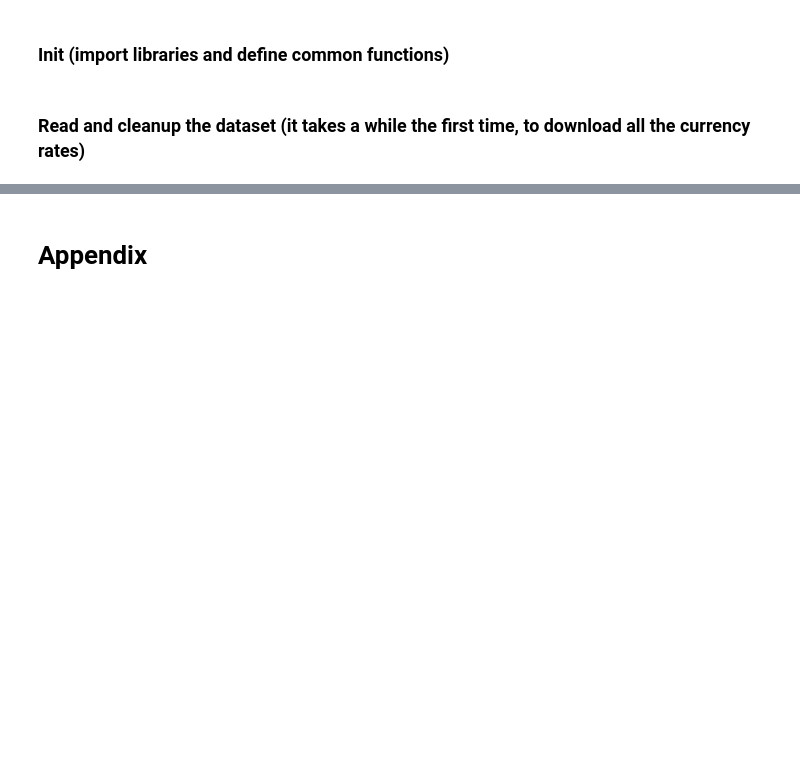
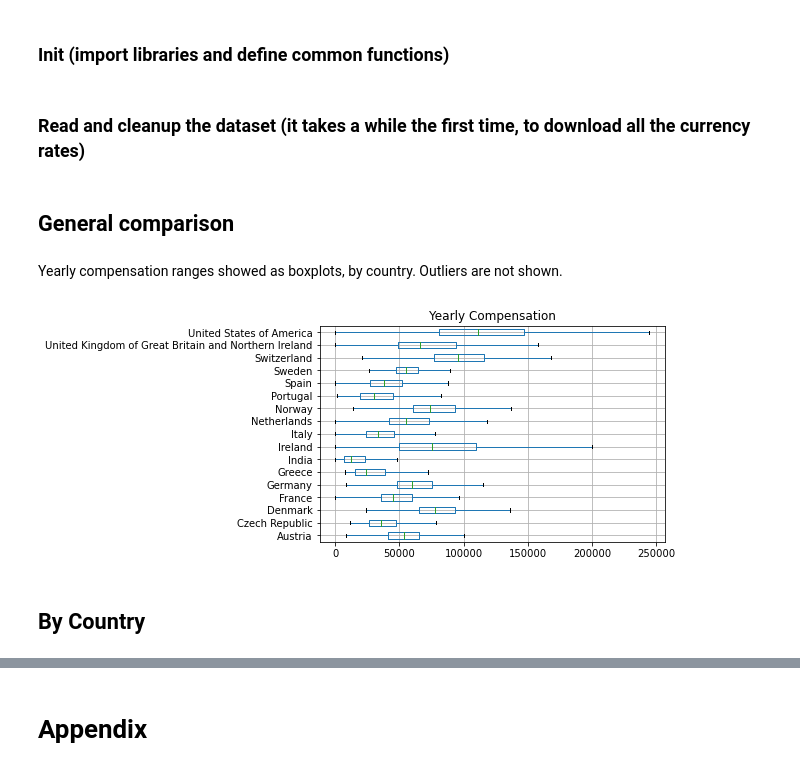
Before and after one commit to gvisco/stacco-data, a Jupyter notebook: notebooks/Stacco-data.ipynb, the cells around one changed output, grey strips where cells are left out. Drawn from its saved outputs; the diff is of its cells as text; code cells hidden in the pictures; blank space fills up the shorter version.

```diff
--- a/notebooks/Stacco-data.ipynb
+++ b/notebooks/Stacco-data.ipynb
@@ -62,15 +62,14 @@ def print_md(s):
 ### Read and cleanup the dataset (it takes a while the first time, to download all the currency rates)
 # %%
 df = pd.read_csv (r'./resources/developer_survey_2021/survey_results_public.csv',
-                  usecols=['Country', 'Currency', 'CompTotal', 'CompFreq', 'YearsCodePro', 'OrgSize', 'Employment', 'MainBranch'])
+                  usecols=['Country', 'Currency', 'CompTotal', 'CompFreq', 'YearsCodePro',
+                           'OrgSize', 'Employment', 'MainBranch', 'LanguageHaveWorkedWith'])
 initsize = df.size
 print("Size after import: %f" % initsize)
 
 # clean it up
 df = df.dropna()
 print("Size after NA filtering: %f (-%s wrt import)" % (df.size, ((initsize - df.size) / initsize)))
-
-df['YearsCodePro'] = df['YearsCodePro'].map(lambda v: 0 if v == 'Less than 1 year' else 55 if v == 'More than 50 years' else int(v))
 
 # # Uncomment these lines to keep only compensations that are reported as yearly total.
 # # This could, in some case, improve the reliability of the data (see Appendix)
@@ -86,18 +85,53 @@ print("Size after org size filtering: %f (-%s wrt import)" % (df.size, ((initsiz
 # see https://en.wikipedia.org/wiki/Small_and_medium-sized_enterprises
 df['OrgSize'] = df['OrgSize'].map(lambda v: '1 ' if v.startswith("Just me") else v)
 df['OrgSizeMax'] = df.apply(lambda row: int(row['OrgSize'][:row['OrgSize'].find(' ')].replace(',','')), axis=1)
-def org_category(size):
-    return 'Micro' if size < 10 else 'Small' if size < 50 else 'Medium' if size < 250 else 'Large'
-df['OrgSizeCategory'] = df.apply(lambda row: org_category(row['OrgSizeMax']), axis=1)
+df['OrgSizeCategory'] = df['OrgSizeMax'].map(lambda v: 'Micro' if v < 10 else 'Small' if v < 50 else 'Medium' if v < 250 else 'Large')
+
 
 # Keep only full-time employed programmers
 df = df[df.Employment == 'Employed full-time']
 df = df[df.MainBranch == 'I am a developer by profession']
 print("Size after employment filtering: %f (-%s wrt import)" % (df.size, ((initsize - df.size) / initsize)))
 
+# Convert the years of professional coding to a number
+df['YearsCodePro'] = df['YearsCodePro'].map(lambda v: 0 if v == 'Less than 1 year' else 55 if v == 'More than 50 years' else int(v))
+
+# Append a semi-colon to the list so that searching by sub-string is consistent
+# i.e. avoid matching 'Java' in 'JavaScript': look for 'Java;' instead
+df['LanguageHaveWorkedWith'] = df['LanguageHaveWorkedWith'].map(lambda l: l + ';')
+
 # calculate yearly compensation in EUR
 df['Currency'] = df['Currency'].map(lambda s: str(s)[:3])
 df['EuroYearlyComp'] = df.apply(lambda row: row['CompTotal'] * yearly_multiplier(row['CompFreq']) / euro_equivalent(row['Currency']), axis=1)
+
+# display(df)
+# %% [markdown]
+## General comparison
+# %%
+%matplotlib inline
+
+import matplotlib
+import matplotlib.pyplot as plt
+
+# Process only these countries. Leave it empty to process all the countries
+countries = ['Italy', 'Germany', 'Spain', 'France', 'United States of America',
+             'Switzerland', 'United Kingdom of Great Britain and Northern Ireland', 'Austria', 'Portugal',
+             'Sweden', 'Norway', 'Denmark', 'Greece', 'Czech Republic', 'Ireland', 'Netherlands', 'India']
+
+data = df[df.Country.isin(countries)] if countries else df
+
+print_md("Yearly compensation ranges showed as boxplots, by country. Outliers are not shown.")
+
+ax = data.boxplot(by='Country', column=['EuroYearlyComp'], showfliers=False, vert=False)
+ax.set_xlabel("")
+plt.title("Yearly Compensation")
+plt.suptitle("")
+plt.show()
+# %% [output]
+Yearly compensation ranges showed as boxplots, by country. Outliers are not shown.
+[figure, added]
+# %% [markdown]
+## By Country
 # %%
 %matplotlib inline
 
```
Also changed, not shown: parts of 1 cell of this notebook.
